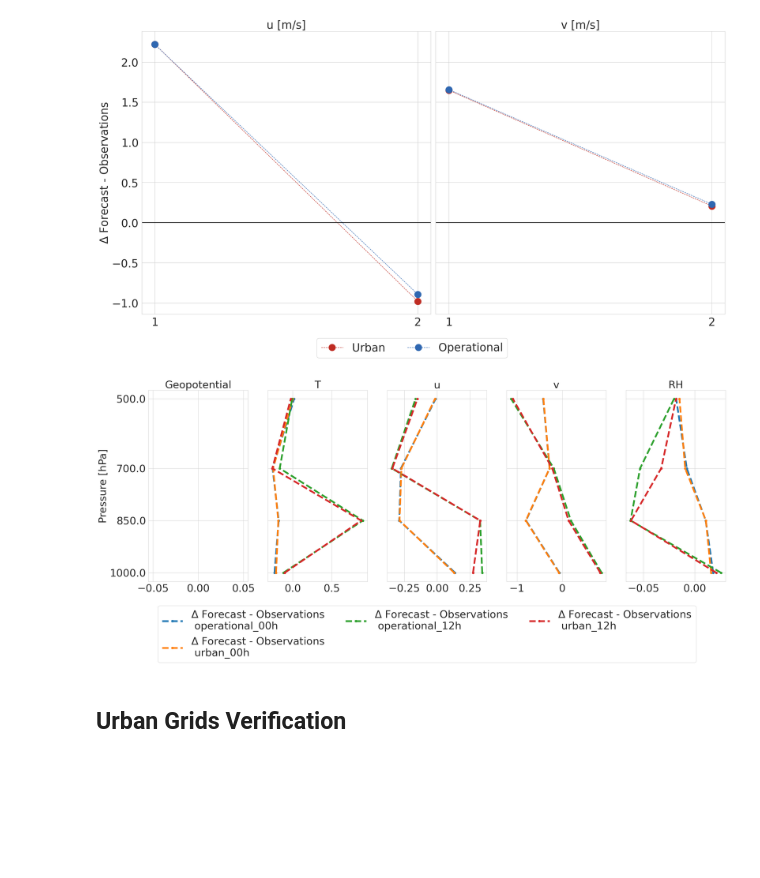
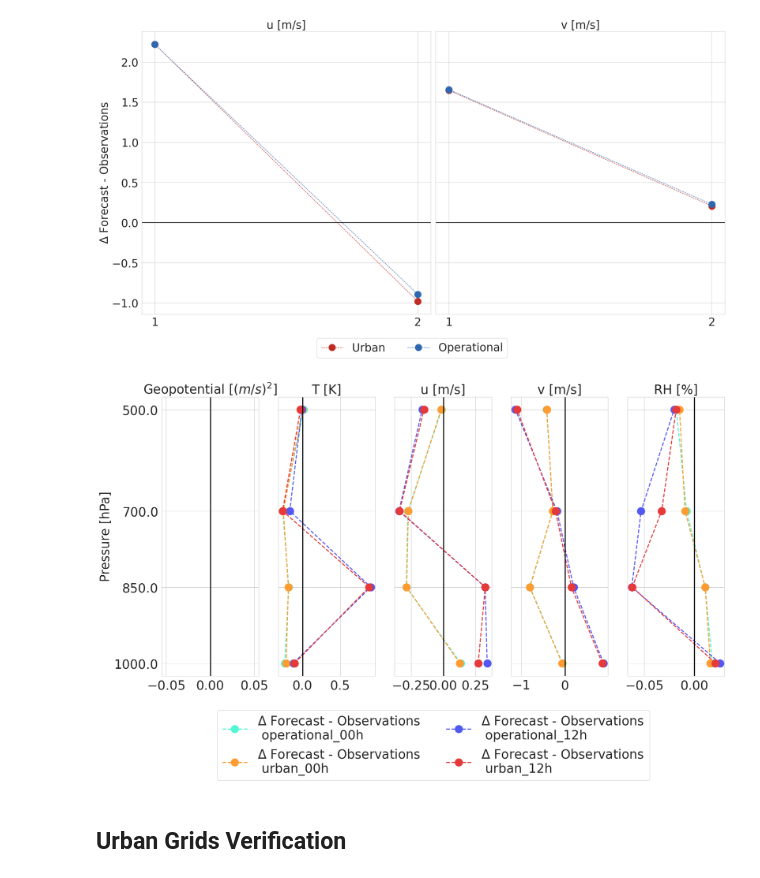
Before and after one commit to maymeret/master_thesis, a Jupyter notebook: verification.ipynb, the cells around one changed output. Drawn from its saved outputs; the diff is of its cells as text; code cells hidden in the pictures; blank space fills up the shorter version.

```diff
--- a/verification.ipynb
+++ b/verification.ipynb
@@ -409,56 +440,58 @@ plt.show()
 # %% [output]
 [figure]
 # %%
-#plot radiosondes and dropsondes - for Europe
-
-params = {'axes.labelsize': 30,'axes.titlesize':30, 'legend.fontsize': 30, 'xtick.labelsize': 30,
-          'ytick.labelsize': 30}
+params = {'axes.labelsize': 25,'axes.titlesize':25, 'legend.fontsize': 25, 'xtick.labelsize': 25,
+          'ytick.labelsize': 25}
 
 plt.rcParams.update(params)
 
 p_levels = [100000, 85000, 70000, 50000]
 x = np.unique(opr_00_temp.varno)
-varno = ['Geopotential', 'T', 'u', 'v', 'RH']
+varno = ['Geopotential [$(m/s)^2$]', 'T [K]', 'u [m/s]', 'v [m/s]', 'RH [%]']
 
-fig, ax = plt.subplots(1, len(x), figsize=(30, 10), sharey=True)
+# Define four distinct colors forming two pairs
+colors = ['#51F8D4', '#FF9C31', '#5358F3', '#E63939']
+
+fig, ax = plt.subplots(1, len(x), figsize=(20, 10), sharey=True)
 
 datasets_00 = {
     'operational_00h': opr_00_temp_europe,
     'urban_00h': urb_00_temp_europe,
 }
 
 datasets_12 = {
     'operational_12h': opr_12_temp_europe,
     'urban_12h': urb_12_temp_europe,
 }
 
 for i, x_value in enumerate(x):
-    for label, data in datasets_00.items():
+    for j, (label, data) in enumerate(datasets_00.items()):
         diff_data = [data.veri_data[6, :].where((data.plevel == p) & (data.varno == x_value)).mean() - data.obs.where((data.plevel == p) & (data.varno == x_value)).mean() for p in p_levels]
-        ax[i].plot(diff_data, p_levels, marker='o', linestyle='--', linewidth =5,  label=f'$\Delta$ Forecast - Observations \n {label}')
+        ax[i].plot(diff_data, p_levels, marker='o', markersize = 15, linestyle='--', linewidth =2,  label=f'$\Delta$ Forecast - Observations \n {label}', color=colors[j])
 
-    for label, data in datasets_12.items():
+    for j, (label, data) in enumerate(datasets_12.items()):
         diff_data = [data.veri_data[5, :].where((data.plevel == p) & (data.varno == x_value)).mean() - data.obs.where((data.plevel == p) & (data.varno == x_value)).mean() for p in p_levels]
-        ax[i].plot(diff_data, p_levels, marker='o', linestyle='--', linewidth = 5, label=f'$\Delta$ Forecast - Observations \n {label}')
-
-#    for label, data in datasets_00.items():
-#        diff_data = [data.veri_data[0, :].where((data.plevel == p) & (data.varno == x_value)).mean() - data.obs.where((data.plevel == p) & (data.varno == x_value)).mean() for p in p_levels]
-#        ax[i].plot(diff_data, p_levels, marker='o', linestyle='--', linewidth = 3, label=label)
-
+        ax[i].plot(diff_data, p_levels, marker='o', markersize = 15,  linestyle='--', linewidth = 2, label=f'$\Delta$ Forecast - Observations \n {label}', color=colors[j+2])
 
     ax[i].set_title(varno[i])
     ax[i].set_yticks(p_levels)
     ax[i].set_yticklabels([f'{p / 100}' for p in p_levels])
 
+    # Add vertical line at x = 0
+    ax[i].axvline(0, color='black', linewidth=2)
+
 ax[0].set_ylabel('Pressure [hPa]')
 
-ax[-1].legend(loc='upper center', bbox_to_anchor=(-2, -.1), ncol=3)
-
+ax[-1].legend(loc='upper center', bbox_to_anchor=(-2, -.1), ncol=2)
 
 plt.gca().invert_yaxis()
+plt.tight_layout()
+
+plt.savefig('../plots_2024/verification/verification_europe_TEMP_2022.jpeg', dpi=300, bbox_inches='tight')
+
 plt.show()
 # %% [output]
-[figure, old version]
+[figure, new version]
 # %% [markdown]
 ## Urban Grids Verification
 # %%
```
Also changed, not shown: parts of 6 cells of this notebook, 1 other file.
